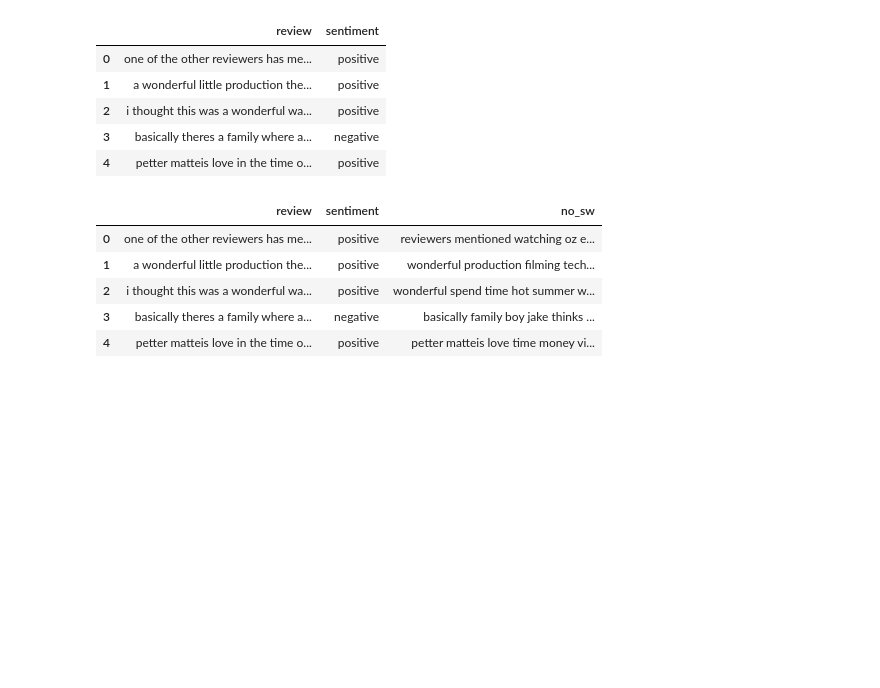
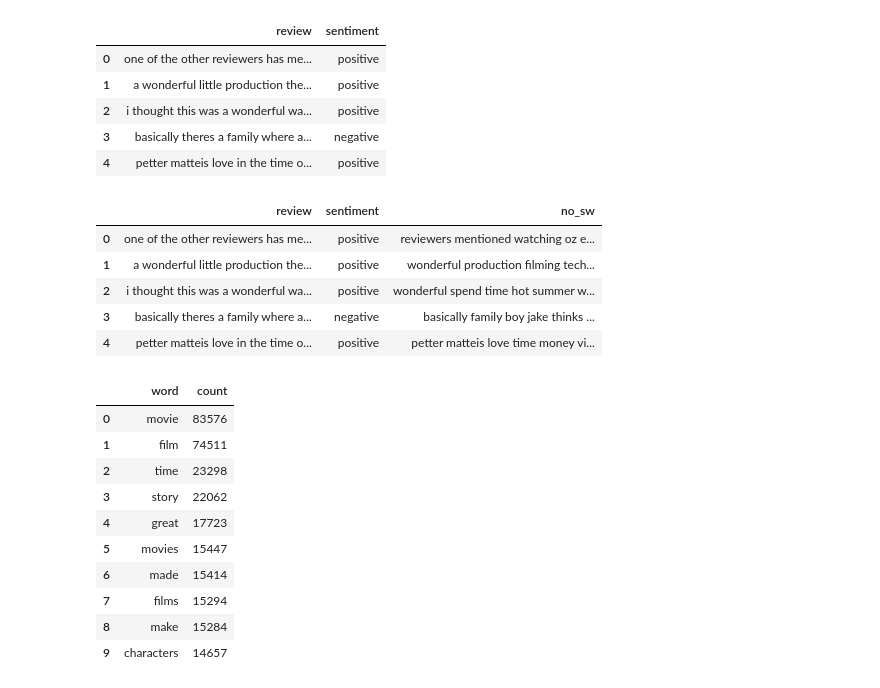
Before and after one commit to tushar9085/SentimentFlix, a Jupyter notebook: NLTK/Sentiment_analysis_naive_bayes.ipynb, the cells around one changed output. Saved outputs shown, nothing was run; the diff lists cells and outputs as text; code cells hidden in the pictures; blank space fills up the shorter version.

```diff
--- a/NLTK/Sentiment_analysis_naive_bayes.ipynb
+++ b/NLTK/Sentiment_analysis_naive_bayes.ipynb
@@ -203,3 +205,29 @@ dt.head()
 | 2 | i thought this was a wonderful wa... | positive | wonderful spend time hot summer w... |
 | 3 | basically theres a family where a... | negative | basically family boy jake thinks ... |
 | 4 | petter matteis love in the time o... | positive | petter matteis love time money vi... |
+# %%
+# Working with the most Frequent Words: This words need to be removed,
+# because for these words, some rare valuable word in a text can not provide much info about sentiment.
+
+from collections import Counter
+cnt = Counter()
+
+for text in dt["no_sw"].values:
+    for word in text.split():
+        cnt[word] += 1
+cnt.most_common(10)
+mst_common_words = pd.DataFrame(cnt.most_common(10))
+mst_common_words.columns=['word', 'count']
+mst_common_words
+# %% [output]
+|  | word | count |
+| 0 | movie | 83576 |
+| 1 | film | 74511 |
+| 2 | time | 23298 |
+| 3 | story | 22062 |
+| 4 | great | 17723 |
+| 5 | movies | 15447 |
+| 6 | made | 15414 |
+| 7 | films | 15294 |
+| 8 | make | 15284 |
+| 9 | characters | 14657 |
```
Also changed, not shown: parts of 7 cells of this notebook.
